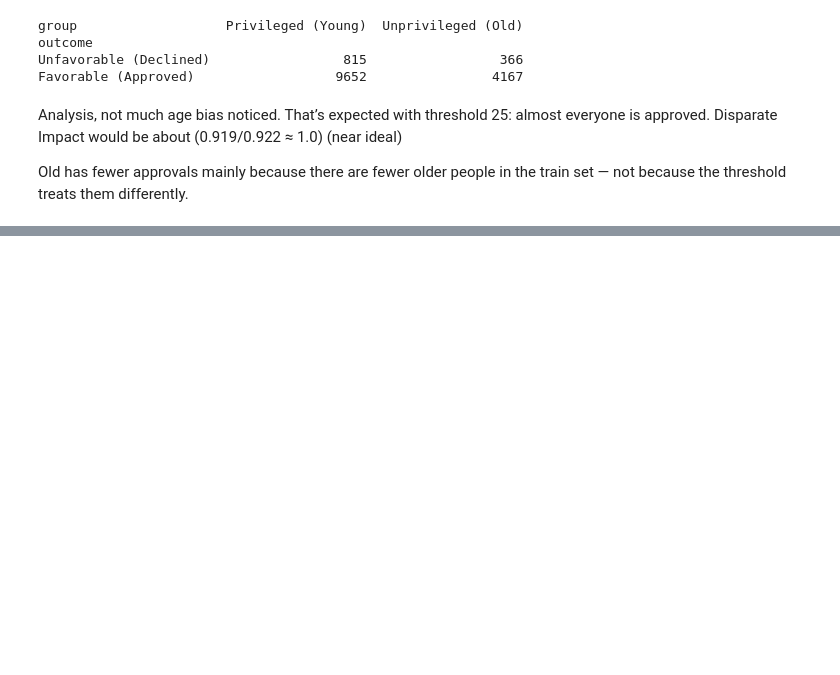
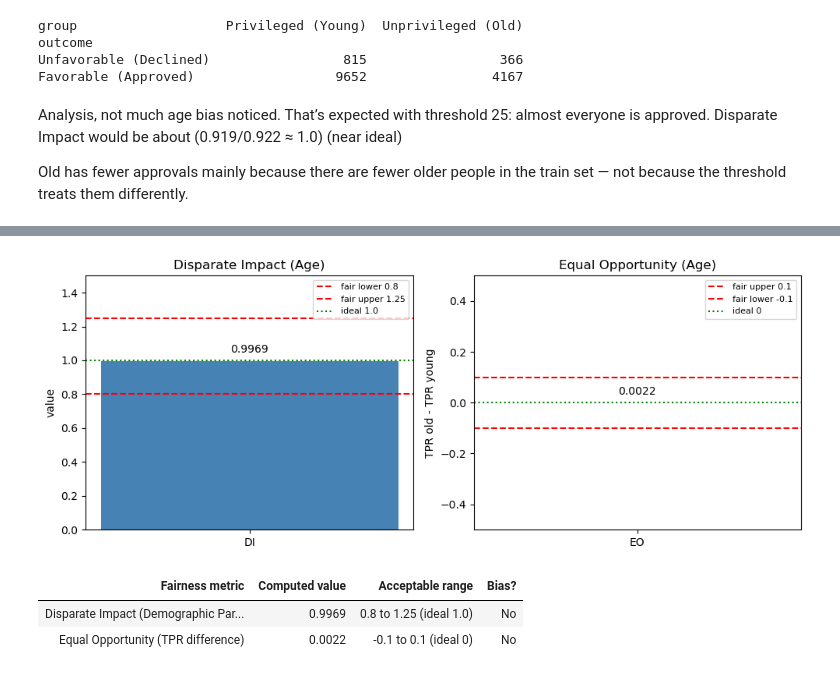
Before and after one commit to lukeckk/CS6603_2026_Summer, a Jupyter notebook: Fairness_and_Bias_Assignment/fairness_bias.ipynb, the cells around one changed output, grey strips where cells are left out. Drawn from its saved outputs; the diff is of its cells as text; code cells hidden in the pictures; blank space fills up the shorter version.

```diff
--- a/Fairness_and_Bias_Assignment/fairness_bias.ipynb
+++ b/Fairness_and_Bias_Assignment/fairness_bias.ipynb
@@ -142,0 +193,56 @@ Old has fewer approvals mainly because there are fewer older people in the train
+# %%
+# 5.2 Plot fairness metrics with fair/bias thresholds
+import matplotlib.pyplot as plt
+
+fig, axes = plt.subplots(1, 2, figsize=(10, 4))
+
+# Disparate Impact
+axes[0].bar(['DI'], [disparate_impact], color='steelblue')
+axes[0].axhline(0.8, color='red', linestyle='--', label='fair lower 0.8')
+axes[0].axhline(1.25, color='red', linestyle='--', label='fair upper 1.25')
+axes[0].axhline(1.0, color='green', linestyle=':', label='ideal 1.0')
+axes[0].set_ylim(0, 1.5)
+axes[0].set_title('Disparate Impact (Age)')
+axes[0].set_ylabel('value')
+axes[0].text(0, disparate_impact + 0.05, round(disparate_impact, 4), ha='center')
+axes[0].legend(fontsize=8)
+
+# Equal Opportunity difference
+axes[1].bar(['EO'], [eo_diff], color='steelblue')
+axes[1].axhline(0.1, color='red', linestyle='--', label='fair upper 0.1')
+axes[1].axhline(-0.1, color='red', linestyle='--', label='fair lower -0.1')
+axes[1].axhline(0, color='green', linestyle=':', label='ideal 0')
+axes[1].set_ylim(-0.5, 0.5)
+axes[1].set_title('Equal Opportunity (Age)')
+axes[1].set_ylabel('TPR old - TPR young')
+axes[1].text(0, eo_diff + 0.03, round(eo_diff, 4), ha='center')
+axes[1].legend(fontsize=8)
+
+plt.tight_layout()
+plt.show()
+# %% [output]
+[figure, added]
+# %%
+# 5.3 Document fairness metrics (simple table for the report)
+from IPython.display import display, HTML
+
+summary_5_3 = pd.DataFrame([
+    {
+        'Fairness metric': 'Disparate Impact',
+        'Computed value': round(disparate_impact, 4),
+        'Acceptable range': '0.8 to 1.25 (ideal 1.0)',
+        'Bias?': 'No' if 0.8 <= disparate_impact <= 1.25 else 'Yes',
+    },
+    {
+        'Fairness metric': 'Equal Opportunity',
+        'Computed value': round(eo_diff, 4),
+        'Acceptable range': '-0.1 to 0.1 (ideal 0)',
+        'Bias?': 'No' if abs(eo_diff) <= 0.1 else 'Yes',
+    },
+])
+
+display(HTML(summary_5_3.to_html(index=False, border=1)))
+# %% [output]
+| Fairness metric | Computed value | Acceptable range | Bias? |
+| Disparate Impact (Demographic Par... | 0.9969 | 0.8 to 1.25 (ideal 1.0) | No |
+| Equal Opportunity (TPR difference) | 0.0022 | -0.1 to 0.1 (ideal 0) | No |
```
Also changed, not shown: parts of 3 cells of this notebook.
